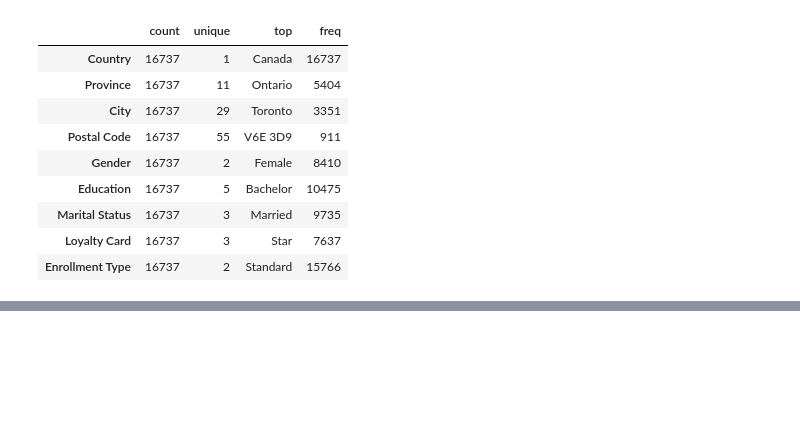
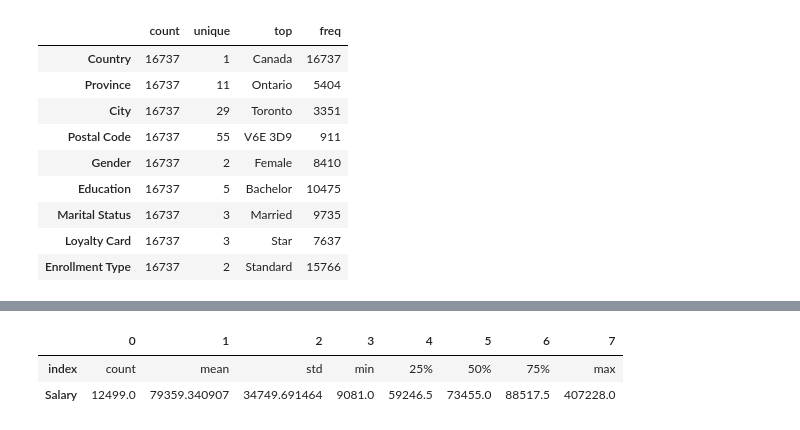
Before and after one commit to Adalab/bda-modulo-3-evaluacion-final-AnaROGA, a Jupyter notebook: mod03_ej_tecnico.ipynb, the cells around one changed output, grey strips where cells are left out. Saved outputs shown, nothing was run; the diff lists cells and outputs as text; code cells hidden in the pictures; blank space fills up the shorter version.

Commit message:
Imputación Nulos

```diff
--- a/mod03_ej_tecnico.ipynb
+++ b/mod03_ej_tecnico.ipynb
@@ -218,0 +427,10 @@ Estadísticas descriptivas para VARIABLES CATEGÓRICAS:
+# %%
+# Observación de los VALORES ÚNICOS en las columnas:
+# 'Cancellation Year' y 'Cancellation Month'
+
+col_num_nulos = ['Cancellation Year', 'Cancellation Month']
+for col in df_clh[col_num_nulos]:
+    conteo = df_clh[col].value_counts(dropna = False)
+    print(conteo) # comprobamos que no hay nulos
+    print(f'Número de valores únicos: {conteo.reset_index().shape[0]}.')
+    print('.'*100)
@@ -218,0 +455,14 @@ Estadísticas descriptivas para VARIABLES CATEGÓRICAS:
+# %%
+# Puede deducirse que los clientes que no tengan asignado un valor a estas columnas,
+# se debe a que NO HAN CANCELADO su membresía --> reemplazaremos los valores por una nueva categoría
+# Categoría => 0 (ya que son numéricas)
+# Una vez resueltos los valores nulos, cambiaremos el tipo de dato: de float a int
+
+print("--- Imputando columnas por la categoría '0' ---")
+for columna in col_num_nulos:
+    df_clh[columna] = df_clh[columna].fillna(0.0) # Rellena los nulos con el float 0.0
+    print(f"Columna '{columna}': Nulos reemplazados por '0'.")
+
+# Comprobamos:
+print("Número de valores nulos por columna:")
+df_clh[col_num_nulos].isnull().sum()
@@ -218,0 +477,5 @@ Estadísticas descriptivas para VARIABLES CATEGÓRICAS:
+# %%
+# Una vez hemos imputado los nulos, cambiaremos el tipo de dato que tienen ambas columnas:
+df_clh['Cancellation Year'] = df_clh['Cancellation Year'].astype(int)
+df_clh['Cancellation Month'] = df_clh['Cancellation Month'].astype(int)
+df_clh.info()
@@ -218,0 +500,12 @@ Estadísticas descriptivas para VARIABLES CATEGÓRICAS:
+# %%
+# La columna 'Salary' tiene un 25.32 % de nulos --> cantidad de valores faltantes MUY GRANDE
+# Necesitaremos reemplazar los valores nulos con modelos estadísticos avanzados
+
+# Recuperamos los datos estadísticos que vimos previamente de esta columna
+# Datos bine obtenidos, sin tener valores negativos
+display(df_clh['Salary'].describe().reset_index().T)
+# El valor mínimo nos sale negativo, no debería:
+# %% [output]
+|  | 0 | 1 | 2 | 3 | 4 | 5 | 6 | 7 |
+| index | count | mean | std | min | 25% | 50% | 75% | max |
+| Salary | 12499.0 | 79359.340907 | 34749.691464 | 9081.0 | 59246.5 | 73455.0 | 88517.5 | 407228.0 |
```
Also changed, not shown: parts of 29 cells of this notebook, 1 other file.
